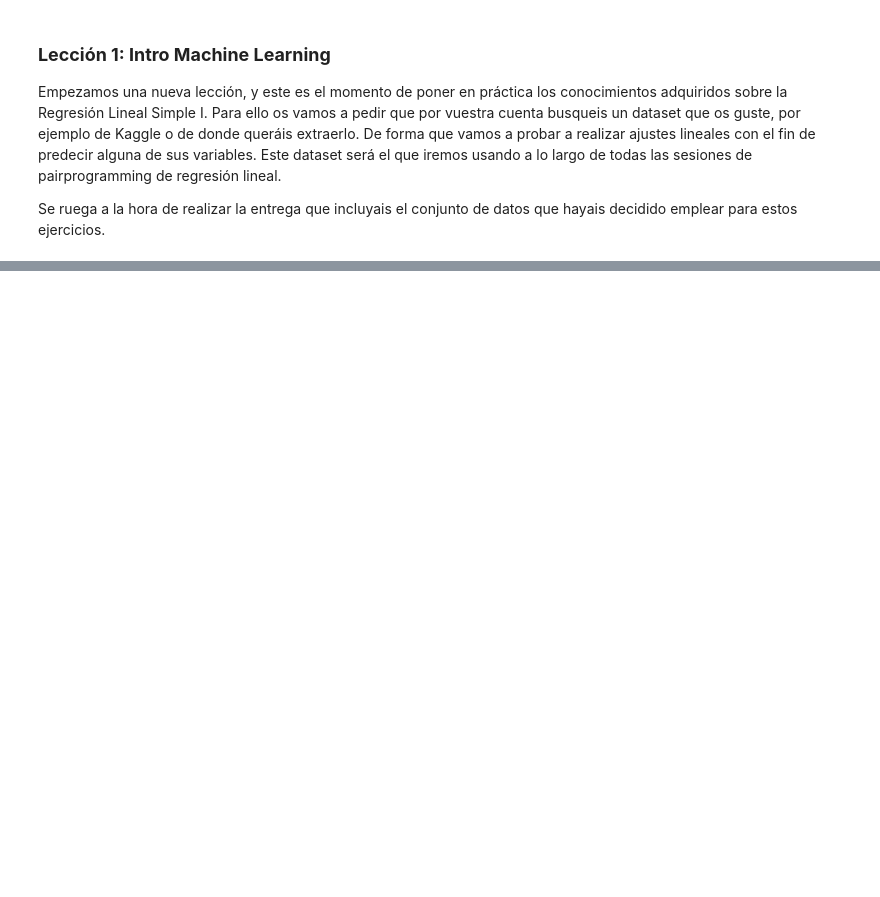
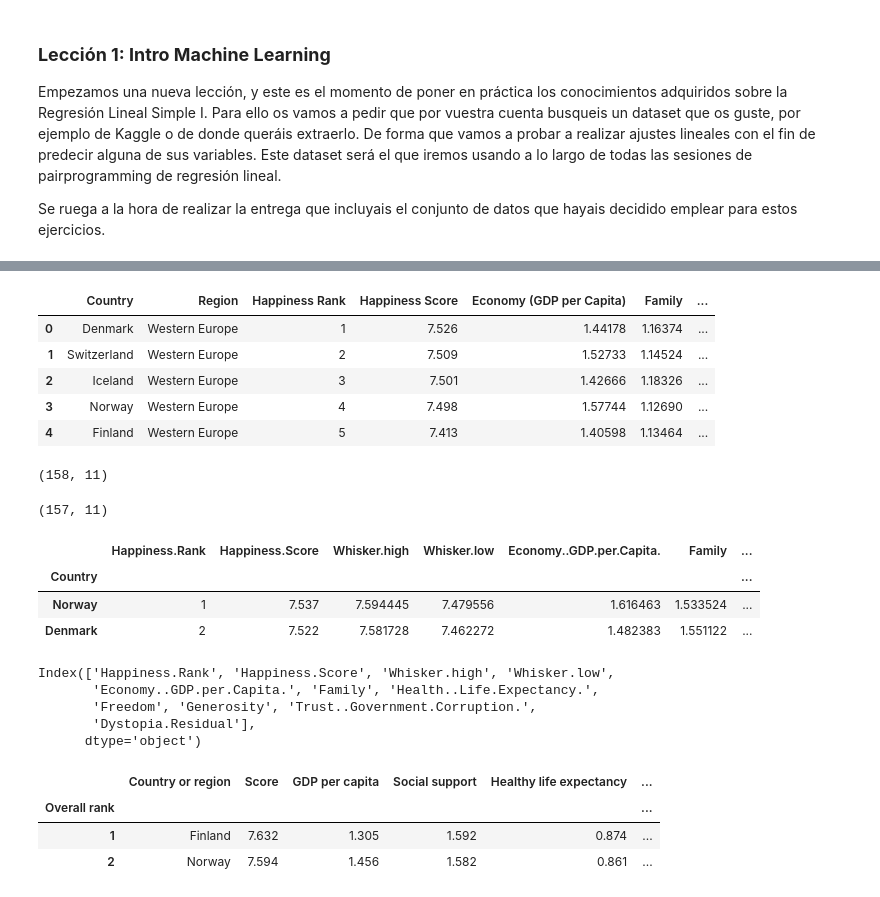
Before and after one commit to Adalab/DA-promo-c-modulo-3-sprint-1-AnaG-Laura, a Jupyter notebook: Regresón Lineal/Lección-1-Intro-ML.ipynb, the cells around one changed output, grey strips where cells are left out. Saved outputs shown, nothing was run; the diff lists cells and outputs as text; code cells hidden in the pictures; blank space fills up the shorter version.

```diff
--- a/Regresón Lineal/Lección-1-Intro-ML.ipynb
+++ b/Regresón Lineal/Lección-1-Intro-ML.ipynb
@@ -17,0 +83,42 @@ Los objetivos de hoy son:
+# %%
+df16.reset_index(inplace = True)  #reseteamos el index de 2016
+df16.head()
+# %% [output]
+|  | Country | Region | Happiness Rank | Happiness Score | Economy (GDP per Capita) | Family | ... |
+| 0 | Denmark | Western Europe | 1 | 7.526 | 1.44178 | 1.16374 | ... |
+| 1 | Switzerland | Western Europe | 2 | 7.509 | 1.52733 | 1.14524 | ... |
+| 2 | Iceland | Western Europe | 3 | 7.501 | 1.42666 | 1.18326 | ... |
+| 3 | Norway | Western Europe | 4 | 7.498 | 1.57744 | 1.12690 | ... |
+| 4 | Finland | Western Europe | 5 | 7.413 | 1.40598 | 1.13464 | ... |
+# %%
+df15.shape
+# %% [output]
+(158, 11)
+# %%
+df16.shape    #ya tenemos las mismas columnas en los dos df
+# %% [output]
+(157, 11)
+# %%
+df17 = pd.read_csv("archive/2017.csv", index_col = 0)  #seguimos explorando csv para comprobar su contenido
+df17.head(2)
+# %% [output]
+|  | Happiness.Rank | Happiness.Score | Whisker.high | Whisker.low | Economy..GDP.per.Capita. | Family | ... |
+| Country |  |  |  |  |  |  | ... |
+| Norway | 1 | 7.537 | 7.594445 | 7.479556 | 1.616463 | 1.533524 | ... |
+| Denmark | 2 | 7.522 | 7.581728 | 7.462272 | 1.482383 | 1.551122 | ... |
+# %%
+df17.columns
+# %% [output]
+Index(['Happiness.Rank', 'Happiness.Score', 'Whisker.high', 'Whisker.low',
+       'Economy..GDP.per.Capita.', 'Family', 'Health..Life.Expectancy.',
+       'Freedom', 'Generosity', 'Trust..Government.Corruption.',
+       'Dystopia.Residual'],
+      dtype='object')
+# %%
+df18 = pd.read_csv("archive/2018.csv", index_col = 0)   #seguimos explorando csv para comprobar su contenido
+df18.head(2)
+# %% [output]
+|  | Country or region | Score | GDP per capita | Social support | Healthy life expectancy | ... |
+| Overall rank |  |  |  |  |  | ... |
+| 1 | Finland | 7.632 | 1.305 | 1.592 | 0.874 | ... |
+| 2 | Norway | 7.594 | 1.456 | 1.582 | 0.861 | ... |
```
Also changed, not shown: parts of 38 cells of this notebook, 7 other files.
